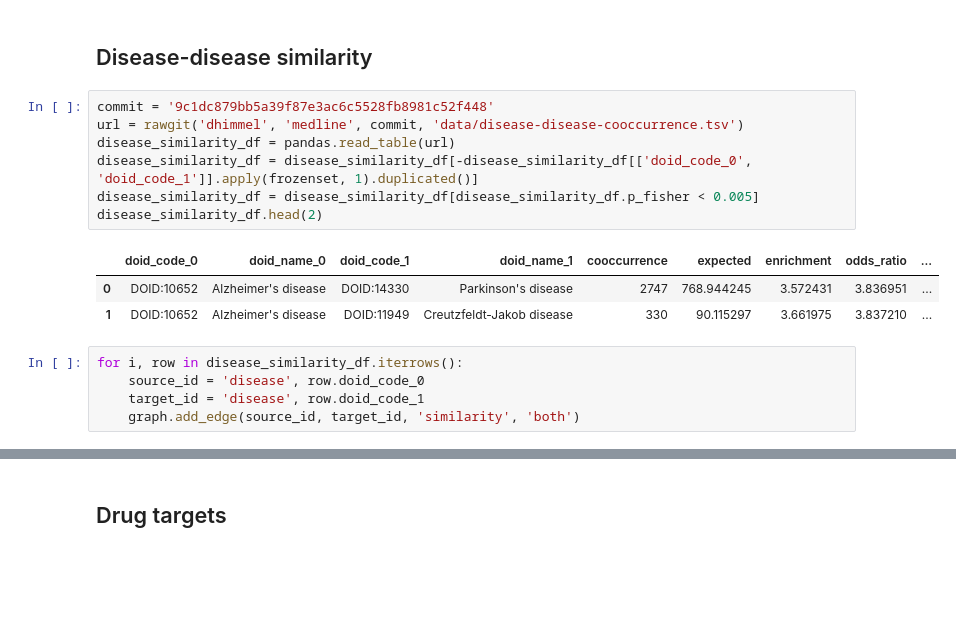
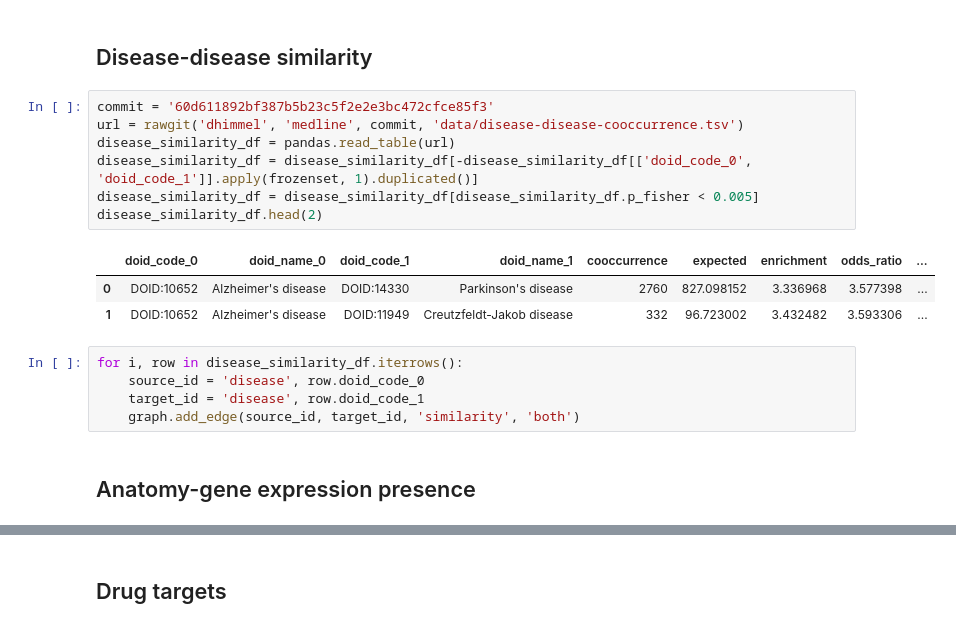
Before and after one commit to dhimmel/integrate, a Jupyter notebook: integrate.ipynb, the cells around one changed output, grey strips where cells are left out. Cells and saved outputs as stored; diff of their text form; blank space fills up the shorter version.

```diff
--- a/integrate.ipynb
+++ b/integrate.ipynb
@@ -235,18 +256,20 @@ for i, row in disease_anatomy_df.iterrows():
 # %% [markdown]
 ## Disease-disease similarity
 # %%
-commit = '9c1dc879bb5a39f87e3ac6c5528fb8981c52f448'
+commit = '60d611892bf387b5b23c5f2e2e3bc472cfce85f3'
 url = rawgit('dhimmel', 'medline', commit, 'data/disease-disease-cooccurrence.tsv')
 disease_similarity_df = pandas.read_table(url)
 disease_similarity_df = disease_similarity_df[-disease_similarity_df[['doid_code_0', 'doid_code_1']].apply(frozenset, 1).duplicated()]
 disease_similarity_df = disease_similarity_df[disease_similarity_df.p_fisher < 0.005]
 disease_similarity_df.head(2)
 # %% [output]
 |  | doid_code_0 | doid_name_0 | doid_code_1 | doid_name_1 | cooccurrence | expected | enrichment | odds_ratio | ... |
-| 0 | DOID:10652 | Alzheimer's disease | DOID:14330 | Parkinson's disease | 2747 | 768.944245 | 3.572431 | 3.836951 | ... |
-| 1 | DOID:10652 | Alzheimer's disease | DOID:11949 | Creutzfeldt-Jakob disease | 330 | 90.115297 | 3.661975 | 3.837210 | ... |
+| 0 | DOID:10652 | Alzheimer's disease | DOID:14330 | Parkinson's disease | 2760 | 827.098152 | 3.336968 | 3.577398 | ... |
+| 1 | DOID:10652 | Alzheimer's disease | DOID:11949 | Creutzfeldt-Jakob disease | 332 | 96.723002 | 3.432482 | 3.593306 | ... |
 # %%
 for i, row in disease_similarity_df.iterrows():
     source_id = 'disease', row.doid_code_0
     target_id = 'disease', row.doid_code_1
     graph.add_edge(source_id, target_id, 'similarity', 'both')
+# %% [markdown]
+## Anatomy-gene expression presence
```
Also changed, not shown: parts of 26 cells of this notebook.
